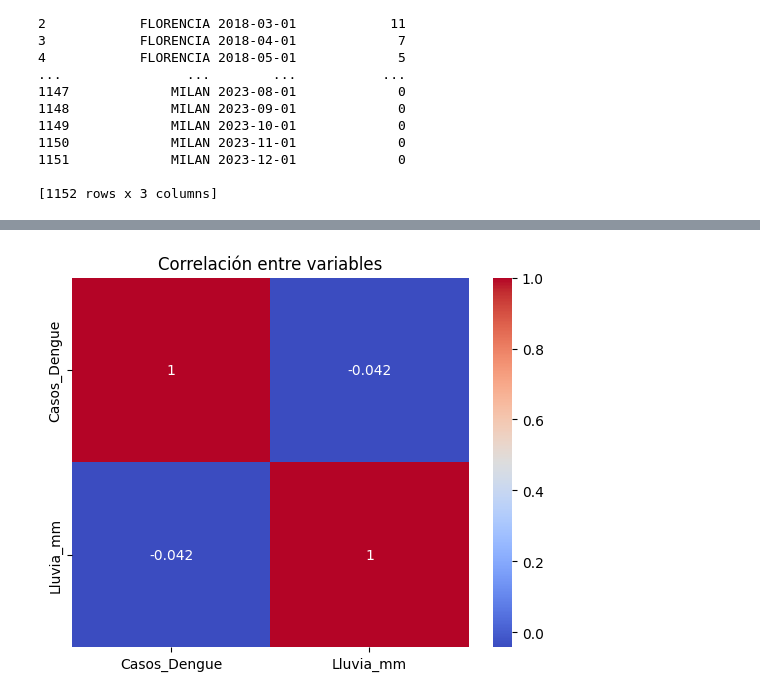
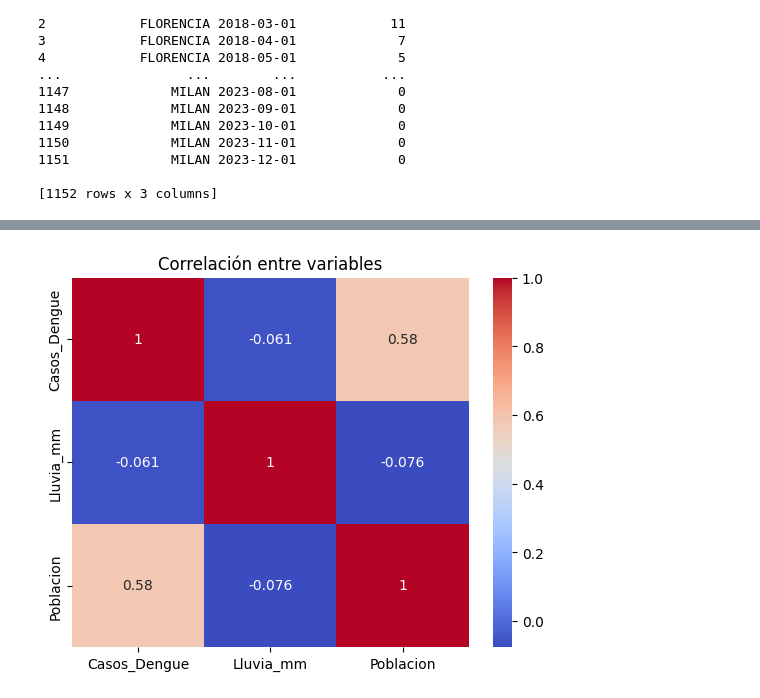
Before and after one commit to Musiconauta24/Proyecto_Curso_IA, a Jupyter notebook: Proyecto_analisis.ipynb, the cells around one changed output, grey strips where cells are left out. Saved outputs shown, nothing was run; the diff lists cells and outputs as text; code cells hidden in the pictures.

Commit message:
Proyecto_análisis 100%

```diff
--- a/Proyecto_analisis.ipynb
+++ b/Proyecto_analisis.ipynb
@@ -65,8 +65,3 @@ Unidad             0
 Valor              0
 NivelAprobacion    0
 dtype: int64
-# %%
-# Con el análisis anterior deteminamos que la celda "Unnamed: 16",
-# esta formada casi integramente de datos nulos por lo que la borramos
-dengue.drop('Unnamed: 16',axis=1,inplace=True)
-print(dengue.head())
@@ -292,10 +358,10 @@ print(df_dengue_group)
 # %%
 # Revisar la distribución de la muestra de lluvia
 # --- 2️⃣ Agrupar Lluvia por año ---
-lluvia['Fecha'] = pd.to_datetime(lluvia['Fecha'], errors='coerce', dayfirst=True)
-lluvia['Año'] = lluvia['Fecha'].dt.year
+lluvia_final['Fecha'] = pd.to_datetime(lluvia_final['Fecha'], errors='coerce', dayfirst=True)
+lluvia_final['Año'] = lluvia_final['Fecha'].dt.year
 # Calcular promedio de lluvia por año
-promedio_lluvia = lluvia.groupby('Año')['Valor'].mean()
+promedio_lluvia = lluvia_final.groupby('Año')['Lluvia_mm'].mean()
 
 # --- 3️⃣ Unir ambos DataFrames ---
 df_combinado = pd.DataFrame({
@@ -369,7 +435,2 @@ plt.show()
  Distribución de los casos por Mes
 [figure]
-# %%
-#Agragar una columna donde se incluyan las lluvias en ese mes para cada uno de los municipios
-
-df_dengue_group['Lluvia_mm'] = np.random.uniform(0, 400, size=len(df_dengue_group))
-print (df_dengue_group.head())
@@ -404,0 +547,27 @@ print (df_dengue_group.head())
+# %%
+# Agregar la población de cada municipio para su análisis
+# Diccionario de población adaptado a los nombres de df_final
+poblacion_municipios = {
+    "ALBANIA": 6432,
+    "BELEN DE LOS ANDAQUIES": 11601,
+    "CARTAGENA DELCHAIRA": 33908,
+    "CURILLO": 11737,
+    "EL DONCELLO": 22183,
+    "EL PAUJIL": 20528,
+    "FLORENCIA": 175395,
+    "LA MONTANITA": 23789,
+    "MILAN": 11774,
+    "MORELIA": 3836,
+    "PUERTO RICO": 33447,
+    "SAN JOSE DEL FRAGUA": 15029,
+    "SAN VICENTE DEL CAGUAN": 69214,
+    "SOLANO": 24131,
+    "SOLITA": 9143,
+    "VALPARAISO": 11687
+}
+
+# Agregar columna 'Poblacion' al df_final
+df_final["Poblacion"] = df_final["MUNICIPIO REPORTE"].map(poblacion_municipios)
+
+# Verificar: ver municipios únicos con su población
+print(df_final[["MUNICIPIO REPORTE", "Poblacion"]].drop_duplicates())
@@ -405,8 +592,8 @@ print (df_dengue_group.head())
 # %%
 #Crear la matriz de correlación
-correlacion_matriz = df_dengue_group[['Casos_Dengue', 'Lluvia_mm']].corr()
+correlacion_matriz = df_final[['Casos_Dengue', 'Lluvia_mm','Poblacion']].corr()
 sns.heatmap(correlacion_matriz,annot=True,cmap='coolwarm')
 plt.title('Correlación entre variables')
 plt.show()
 # %% [output]
-[figure, old version]
+[figure, new version]
```
Also changed, not shown: parts of 10 cells of this notebook, 9 other files.
